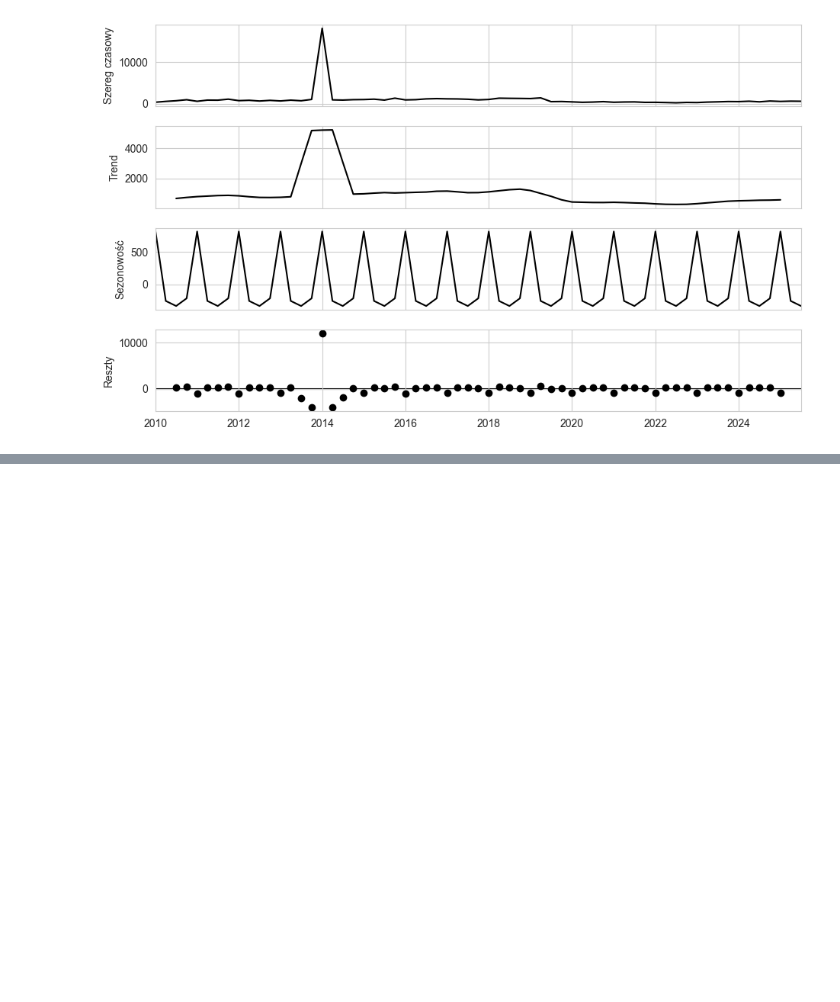
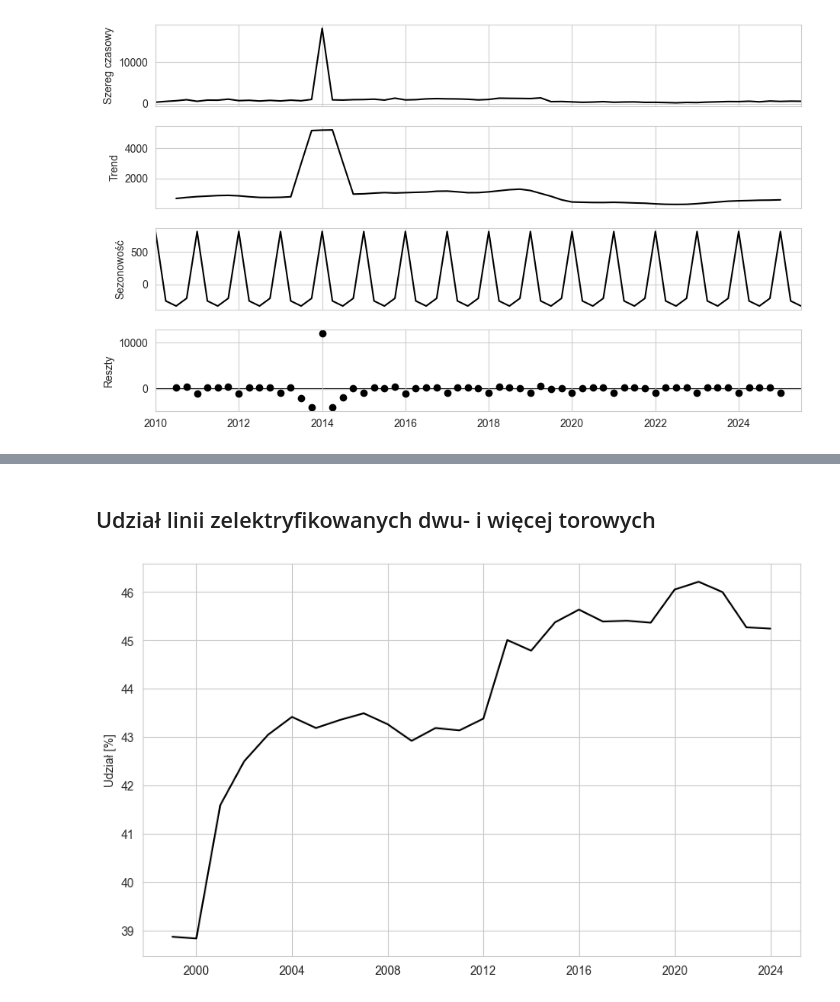
Before and after one commit to przem-pep/praca-magisterska, a Jupyter notebook: python/plotting.ipynb, the cells around one changed output, grey strips where cells are left out. Cells and saved outputs as stored; diff of their text form; code cells hidden in the pictures; blank space fills up the shorter version.

```diff
--- a/python/plotting.ipynb
+++ b/python/plotting.ipynb
@@ -504,0 +569,12 @@ decomp_plot(
+# %% [markdown]
+## Udział linii zelektryfikowanych dwu- i więcej torowych
+# %%
+general_plot(
+    yearly_data["ink_lin_dwu_el_udzial"],
+    file="../figures/ink_lin_dwu_el_udzial.png",
+    ylabel="Udział [%]",
+    title=None,
+    save_file=False
+)
+# %% [output]
+[figure, added]
```
Also changed, not shown: parts of 43 cells of this notebook, 21 other files.
